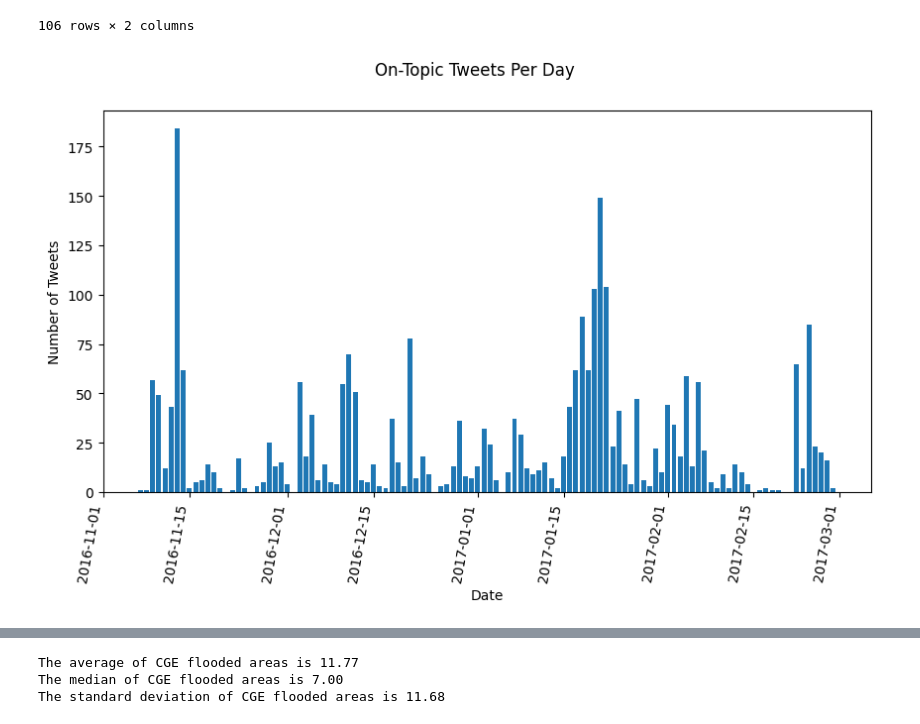
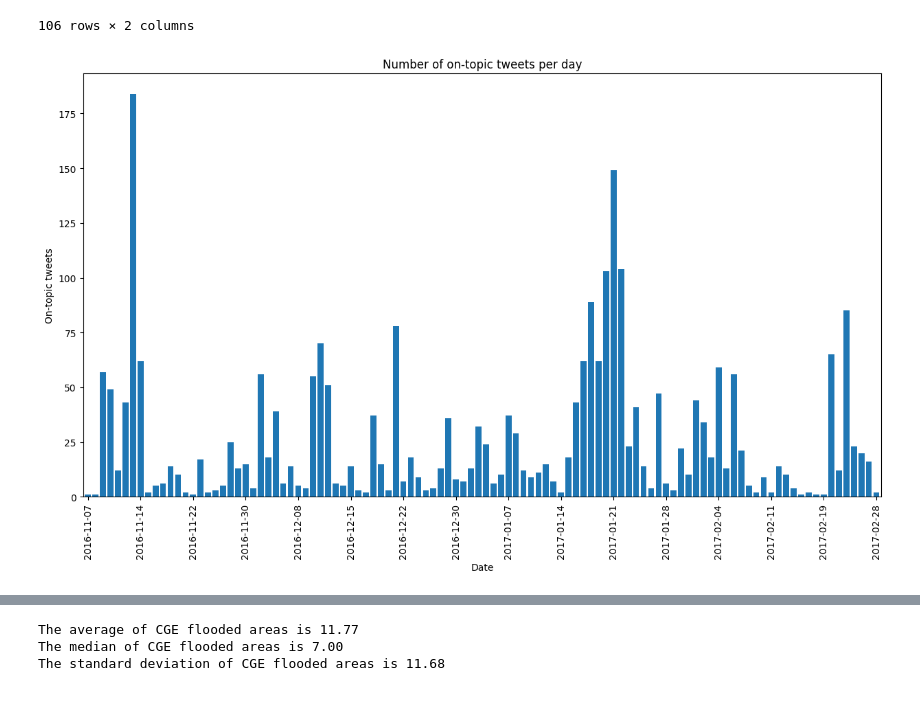
Before and after one commit to liviadegrossi/MBA-Monograph, a Jupyter notebook: data-exploration.ipynb, the cells around one changed output, grey strips where cells are left out. Drawn from its saved outputs; the diff is of its cells as text; code cells hidden in the pictures.

```diff
--- a/data-exploration.ipynb
+++ b/data-exploration.ipynb
@@ -135,9 +224,9 @@ flood_prone_watercourse['geometry_31983'] = flood_prone_watercourse['geometry'].
 flood_prone_watercourse.set_geometry('geometry_31983', inplace=True)
 # %%
 # create a new column containing the geometry in the new CRS
-tweets_df['geometry_31983'] = tweets_df['geometry'].to_crs('EPSG:31983')
+tweets['geometry_31983'] = tweets['geometry'].to_crs('EPSG:31983')
 # set the new geometry as the default geometry
-tweets_df.set_geometry('geometry_31983', inplace=True)
+tweets.set_geometry('geometry_31983', inplace=True)
 # %%
 # create a new column containing the geometry in the new CRS
 cge_flood_points['geometry_31983'] = cge_flood_points['geometry'].to_crs('EPSG:31983')
@@ -180,7 +301,7 @@ weather_radar_data_1h_90km.set_geometry('geometry_31983', inplace=True)
 # %%
 # filter on-topic tweets
-on_topic_tweets = tweets_df.query("related == 't'")
-on_topic_tweets
+on_topic_tweets = tweets.query("related == 't'")
+on_topic_tweets.head()
 # %% [output]
 |  | id_str | created_at | related | lon | lat | geometry | geometry_31983 |
 | 0 | 682956726996471809 | 2016-01-01 14:09:07 | t | -46.40567 | -23.53062 | POINT (-46.40567 -23.53062) | POINT (356504.15 7397035.928) |
@@ -384,15 +574,26 @@ on_topic_tweets_day
 | 105 | 2017-02-28 | 2 |
 106 rows × 2 columns
 # %%
-plt.figure(figsize=(10, 5))
-plt.bar(on_topic_tweets_day['date'], on_topic_tweets_day['total_tweets'])
-plt.xlabel('Date')
-plt.ylabel('Number of Tweets')
-plt.suptitle('On-Topic Tweets Per Day')
+on_topic_tweets_day['date'] = pd.to_datetime(on_topic_tweets_day['date']).dt.strftime('%Y-%m-%d')
 
-# Rotate date labels by 45 degrees
-plt.xticks(rotation=80, ha='right')
+ax_on_topic_tweets = on_topic_tweets_day.plot.bar(
+    x='date',
+    y='total_tweets',
+    width=0.8,
+    figsize=(15, 8),
+    xlabel='Date',
+    ylabel='On-topic tweets',
+    title='Number of on-topic tweets per day',
+    legend=False
+)
 
+# Keep only one label per week (7 days)
+ticks = ax_on_topic_tweets.xaxis.get_ticklocs()
+tick_labels = [label.get_text() for label in ax_on_topic_tweets.xaxis.get_ticklabels()]
+ax_on_topic_tweets.xaxis.set_ticks(ticks[::7])
+ax_on_topic_tweets.xaxis.set_ticklabels(tick_labels[::7], rotation=90) # Rotate date labels by 90 degrees
+
+plt.savefig("./images/number-of-on-topic-tweets-per-day.png")
 plt.show()
 # %% [output]
-[figure, old version]
+[figure, new version]
```
Also changed, not shown: parts of 64 cells of this notebook, 12 other files.
